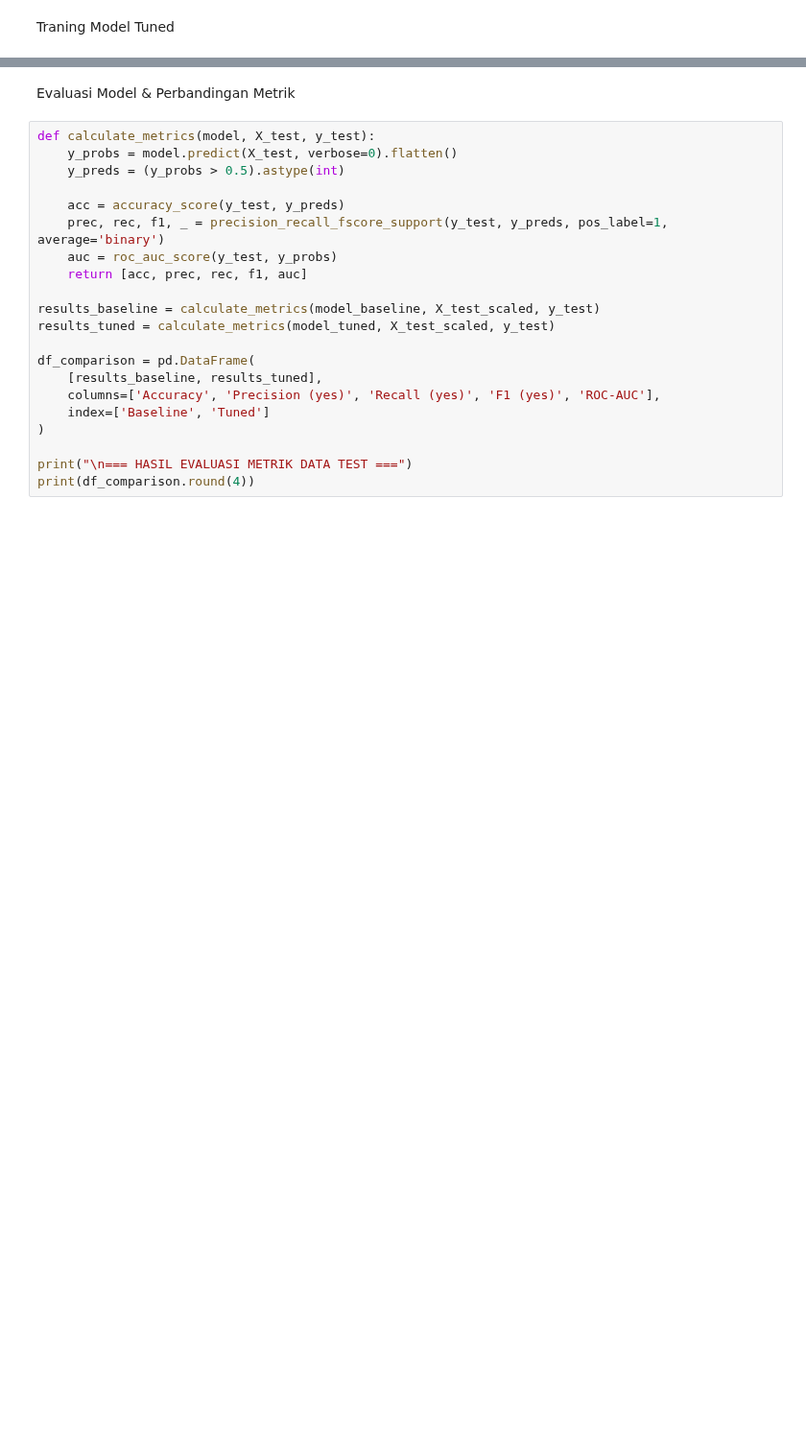
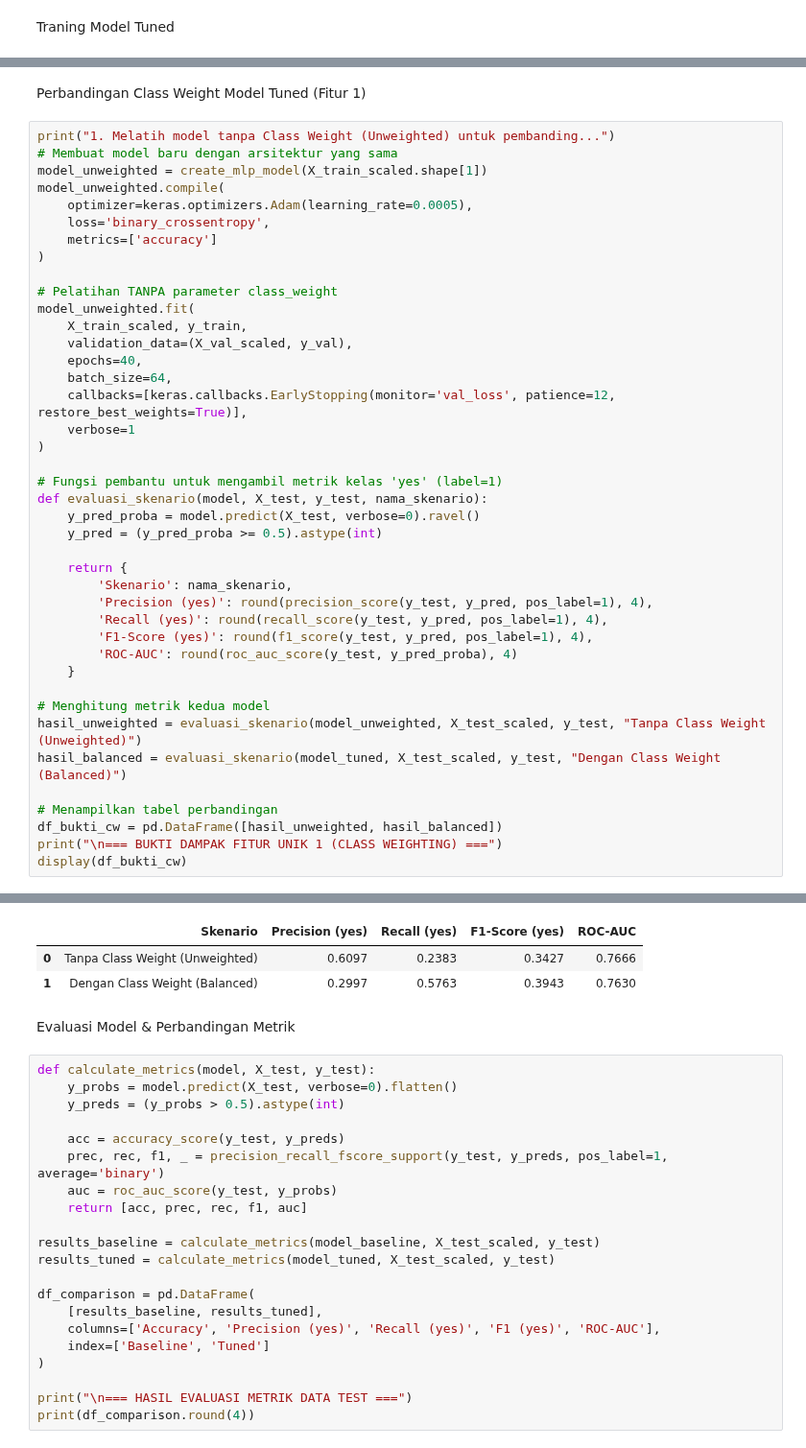
Before and after one commit to VincentArfan/Prediksi-Deposito-Bank, a Jupyter notebook: DeepLearning_Tugas1.ipynb, the cells around one changed output, grey strips where cells are left out. Shown at 96% size. Saved outputs shown, nothing was run; the diff lists cells and outputs as text; blank space fills up the shorter version.

```diff
--- a/DeepLearning_Tugas1.ipynb
+++ b/DeepLearning_Tugas1.ipynb
@@ -402,0 +454,44 @@ Epoch 40/40
+# %% [markdown]
+Perbandingan Class Weight Model Tuned (Fitur 1)
+# %%
+print("1. Melatih model tanpa Class Weight (Unweighted) untuk pembanding...")
+# Membuat model baru dengan arsitektur yang sama
+model_unweighted = create_mlp_model(X_train_scaled.shape[1])
+model_unweighted.compile(
+    optimizer=keras.optimizers.Adam(learning_rate=0.0005),
+    loss='binary_crossentropy',
+    metrics=['accuracy']
+)
+
+# Pelatihan TANPA parameter class_weight
+model_unweighted.fit(
+    X_train_scaled, y_train,
+    validation_data=(X_val_scaled, y_val),
+    epochs=40,
+    batch_size=64,
+    callbacks=[keras.callbacks.EarlyStopping(monitor='val_loss', patience=12, restore_best_weights=True)],
+    verbose=1
+)
+
+# Fungsi pembantu untuk mengambil metrik kelas 'yes' (label=1)
+def evaluasi_skenario(model, X_test, y_test, nama_skenario):
+    y_pred_proba = model.predict(X_test, verbose=0).ravel()
+    y_pred = (y_pred_proba >= 0.5).astype(int)
+
+    return {
+        'Skenario': nama_skenario,
+        'Precision (yes)': round(precision_score(y_test, y_pred, pos_label=1), 4),
+        'Recall (yes)': round(recall_score(y_test, y_pred, pos_label=1), 4),
+        'F1-Score (yes)': round(f1_score(y_test, y_pred, pos_label=1), 4),
+        'ROC-AUC': round(roc_auc_score(y_test, y_pred_proba), 4)
+    }
+
+# Menghitung metrik kedua model
+hasil_unweighted = evaluasi_skenario(model_unweighted, X_test_scaled, y_test, "Tanpa Class Weight (Unweighted)")
+hasil_balanced = evaluasi_skenario(model_tuned, X_test_scaled, y_test, "Dengan Class Weight (Balanced)")
+
+# Menampilkan tabel perbandingan
+df_bukti_cw = pd.DataFrame([hasil_unweighted, hasil_balanced])
+print("\n=== BUKTI DAMPAK FITUR UNIK 1 (CLASS WEIGHTING) ===")
+display(df_bukti_cw)
+# %% [output]
@@ -403,3 +515,6 @@ Epoch 40/40
+|  | Skenario | Precision (yes) | Recall (yes) | F1-Score (yes) | ROC-AUC |
+| 0 | Tanpa Class Weight (Unweighted) | 0.6097 | 0.2383 | 0.3427 | 0.7666 |
+| 1 | Dengan Class Weight (Balanced) | 0.2997 | 0.5763 | 0.3943 | 0.7630 |
 # %% [markdown]
 Evaluasi Model & Perbandingan Metrik
 # %%
```
Also changed, not shown: parts of 10 cells of this notebook, 2 other files.
